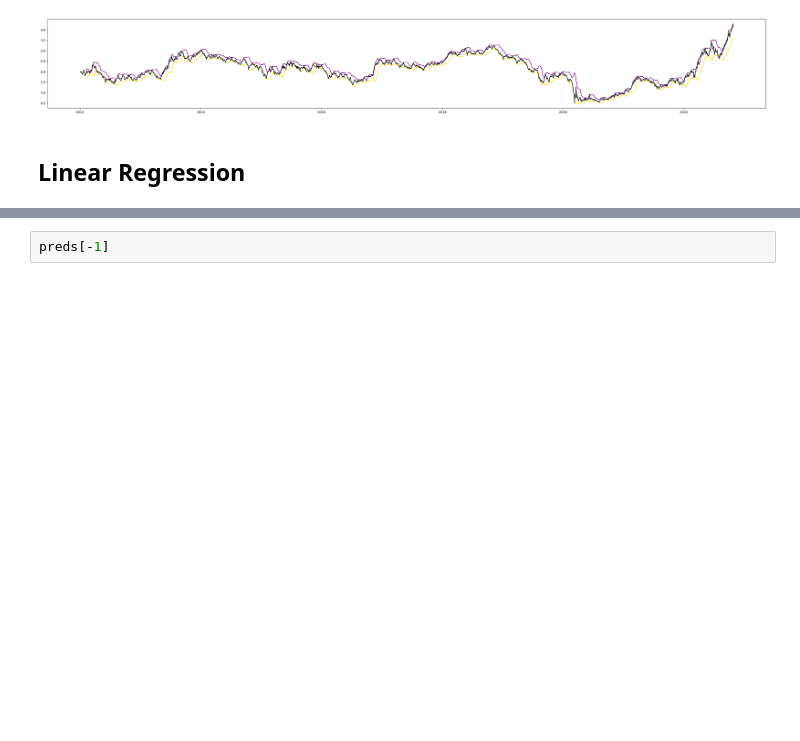
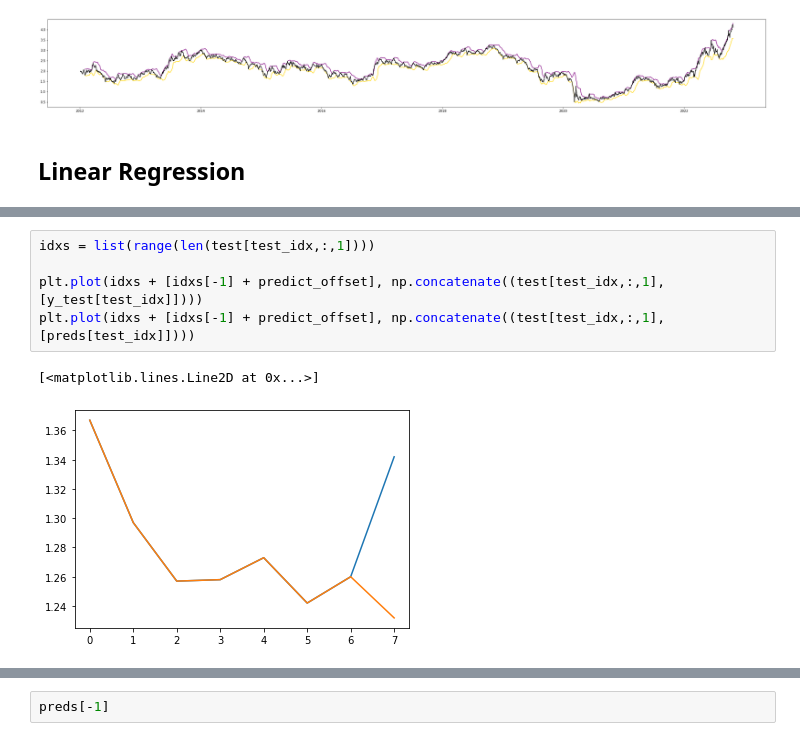
Before and after one commit to owenadhp/Optimal-Mortgage-Rate-Lock-In-Predictions-, a Jupyter notebook: T_Bond Trend and Visualization (Simple Average).ipynb, the cells around one changed output, grey strips where cells are left out. Drawn from its saved outputs; the diff is of its cells as text; blank space fills up the shorter version.

```diff
--- a/T_Bond Trend and Visualization (Simple Average).ipynb
+++ b/T_Bond Trend and Visualization (Simple Average).ipynb
@@ -152,0 +188,8 @@ plt.show()
+# %%
+idxs = list(range(len(test[test_idx,:,1])))
+
+plt.plot(idxs + [idxs[-1] + predict_offset], np.concatenate((test[test_idx,:,1], [y_test[test_idx]])))
+plt.plot(idxs + [idxs[-1] + predict_offset], np.concatenate((test[test_idx,:,1], [preds[test_idx]])))
+# %% [output]
+[<matplotlib.lines.Line2D at 0x...>]
+[figure, added]
```
Also changed, not shown: parts of 7 cells of this notebook.
